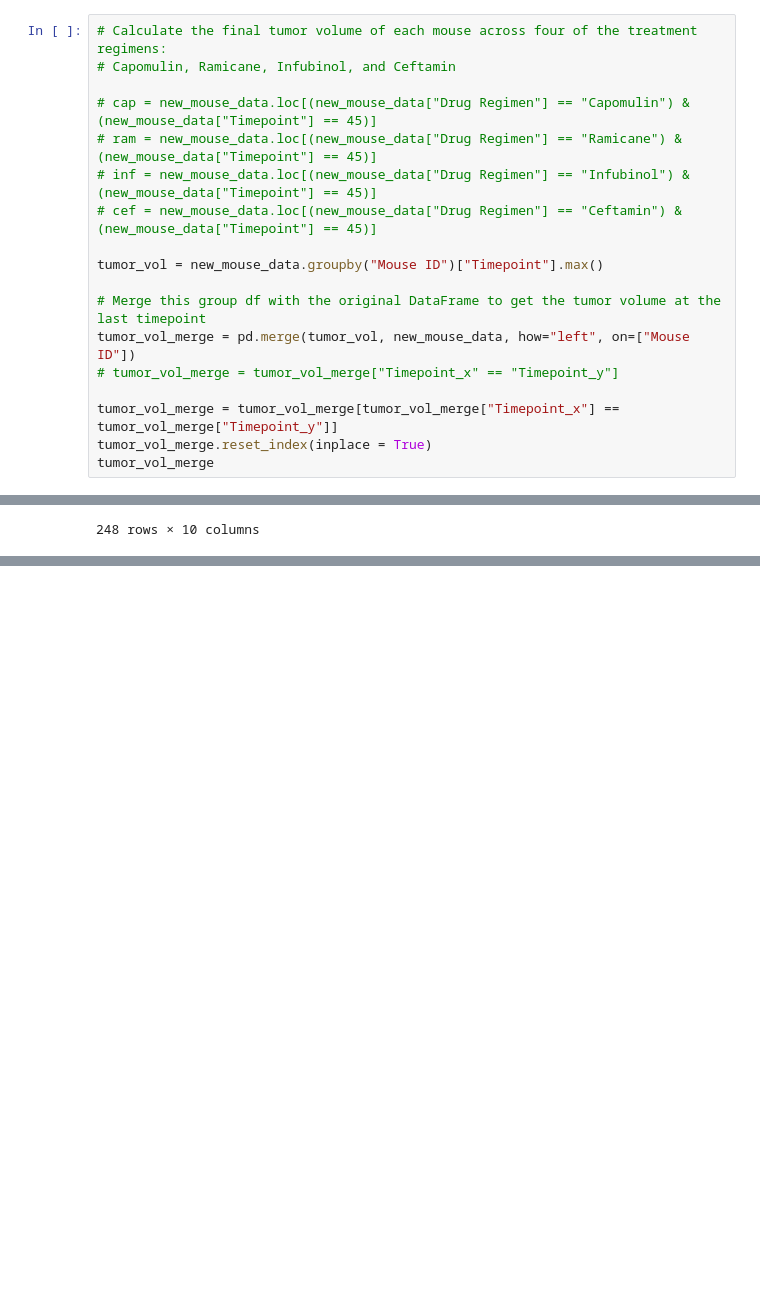
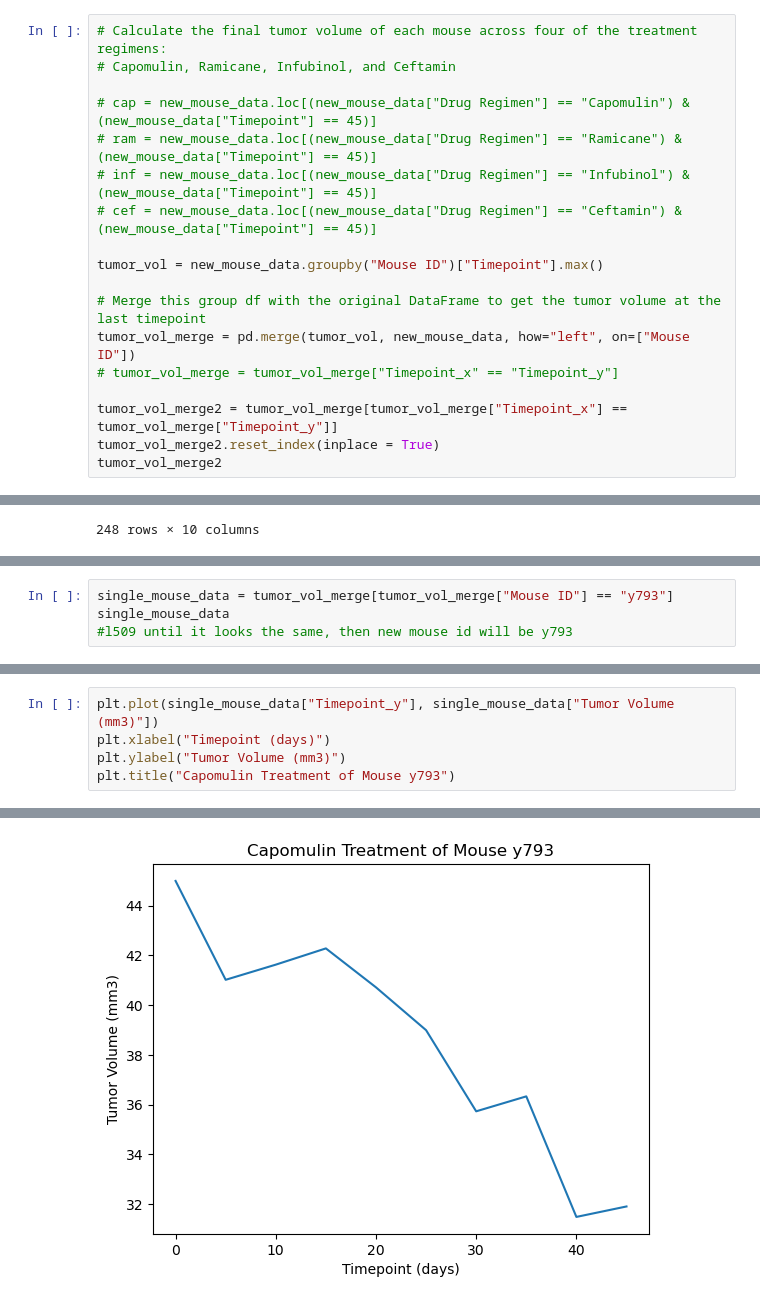
Before and after one commit to gburlew/module-5-challenge, a Jupyter notebook: main.ipynb, the cells around one changed output, grey strips where cells are left out. Cells and saved outputs as stored; diff of their text form; blank space fills up the shorter version.

```diff
--- a/main.ipynb
+++ b/main.ipynb
@@ -168,9 +168,9 @@ tumor_vol = new_mouse_data.groupby("Mouse ID")["Timepoint"].max()
 tumor_vol_merge = pd.merge(tumor_vol, new_mouse_data, how="left", on=["Mouse ID"])
 # tumor_vol_merge = tumor_vol_merge["Timepoint_x" == "Timepoint_y"]
 
-tumor_vol_merge = tumor_vol_merge[tumor_vol_merge["Timepoint_x"] == tumor_vol_merge["Timepoint_y"]]
-tumor_vol_merge.reset_index(inplace = True)
-tumor_vol_merge
+tumor_vol_merge2 = tumor_vol_merge[tumor_vol_merge["Timepoint_x"] == tumor_vol_merge["Timepoint_y"]]
+tumor_vol_merge2.reset_index(inplace = True)
+tumor_vol_merge2
 # %% [output]
 |  | index | Mouse ID | Timepoint_x | Timepoint_y | Tumor Volume (mm3) | Metastatic Sites | Drug Regimen | ... |
 | 0 | 9 | a203 | 45 | 45 | 67.973419 | 2 | Infubinol | ... |
@@ -241,0 +247,4 @@ Name: Tumor Volume (mm3), dtype: float64]
+# %%
+single_mouse_data = tumor_vol_merge[tumor_vol_merge["Mouse ID"] == "y793"]
+single_mouse_data
+#l509 until it looks the same, then new mouse id will be y793
@@ -241,0 +263,6 @@ Name: Tumor Volume (mm3), dtype: float64]
+# %%
+plt.plot(single_mouse_data["Timepoint_y"], single_mouse_data["Tumor Volume (mm3)"])
+plt.xlabel("Timepoint (days)")
+plt.ylabel("Tumor Volume (mm3)")
+plt.title("Capomulin Treatment of Mouse y793")
+# %% [output]
@@ -241,0 +270 @@ Name: Tumor Volume (mm3), dtype: float64]
+[figure, added]
```
Also changed, not shown: parts of 10 cells of this notebook.
